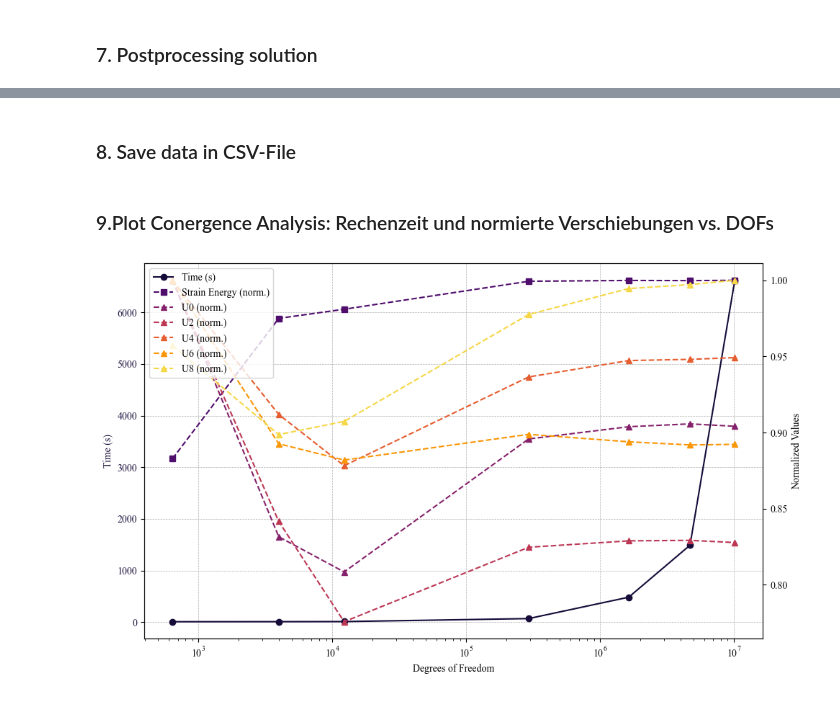
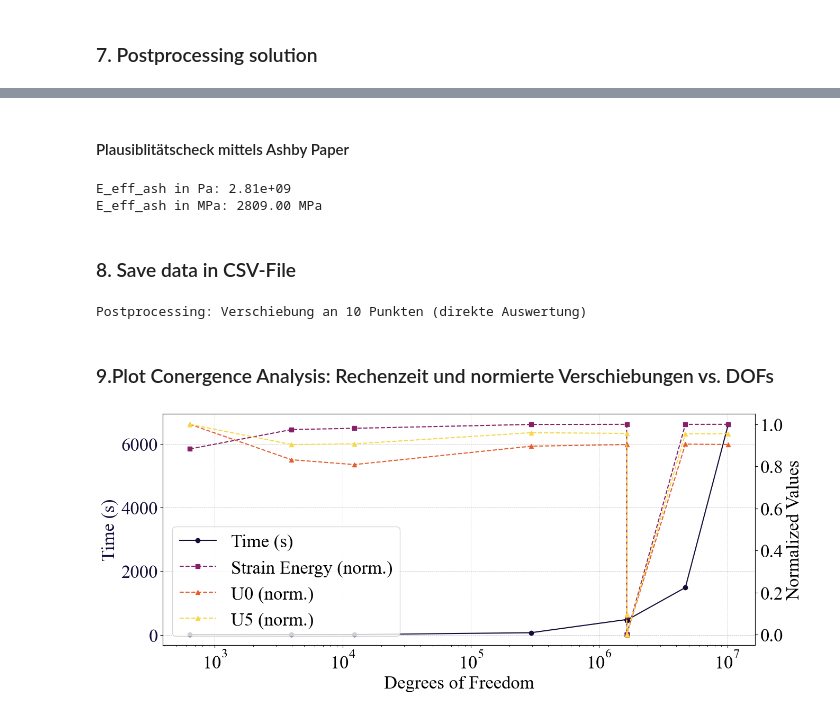
Before and after one commit to TimonPahl/FCM, a Jupyter notebook: fcm_notebook.ipynb, the cells around one changed output, grey strips where cells are left out. Cells and saved outputs as stored; diff of their text form; code cells hidden in the pictures.

```diff
--- a/fcm_notebook.ipynb
+++ b/fcm_notebook.ipynb
@@ -22,15 +22,25 @@ D = 3
 
 # Setup triangulation domain
 triangulation = mlhp.readStl("/Applications/Datein_Timon/Bildung/Uni_Rostock/Master_MaschBau/3_Semester/Studienarbeit/Code/FCM-StA/FCM/Wuerfel1.stl")
+
+##würfel faktor 10 zu groß
+scale = 1e-4  # kantenlänge von 0.006m
+# Umwandeln in NumPy-Array
+verts = np.array(triangulation.vertices)
+# Skalieren
+verts_scaled = verts * scale
+# Zurückschreiben in triangulation
+triangulation.vertices = verts_scaled
+
 kdtree = mlhp.buildKdTree(triangulation)
 domain = mlhp.implicitTriangulation(triangulation, kdtree)
 
 # Setup discretization
-youngsModulus = 1e11 # youngs modulus in N/m2
+youngsModulus = 1e10 # youngs modulus in Pa (=10GPa)
 poissonsRatio = 0.3
 
-polynomialDegree = 2
-nelements = [30]*D # original value was 50
+polynomialDegree = 1
+nelements = [100]*D # original value was 50
 alphaFCM = 1e-5
 penalty = 1e5 * youngsModulus
 
@@ -204,3 +266,12 @@ mlhp.writeMeshOutput(grid, surfmesh1, surfwriter1, [])
+# %% [markdown]
+#### Plausiblitätscheck mittels Ashby Paper
+# %%
+E_eff_ash=youngsModulus*(0.53)**2
+print(f"E_eff_ash in Pa: {E_eff_ash:.2e}")
+print(f"E_eff_ash in MPa: {E_eff_ash / 1e6:.2f} MPa")
+# %% [output]
+E_eff_ash in Pa: 2.81e+09
+E_eff_ash in MPa: 2809.00 MPa
 # %% [markdown]
 ### 8. Save data in CSV-File
 # %%
@@ -231,6 +302,8 @@ with open(output_path, "a") as f:
         _, x, y, z, u = row
         f.write(f",{x:.6f},{y:.6f},{z:.6f},{u:.6e}")
     f.write("\n")
+# %% [output]
+Postprocessing: Verschiebung an 10 Punkten (direkte Auswertung)
 # %% [markdown]
 ### 9.Plot Conergence Analysis: Rechenzeit und normierte Verschiebungen vs. DOFs
 # %%
@@ -239,8 +312,11 @@ import matplotlib.pyplot as plt
 import matplotlib as mpl
 import numpy as np
 
-# Schriftart auf Times New Roman setzen
+# Schriftart auf Times New Roman und Schriftgröße festlegen
 mpl.rcParams["font.family"] = "Times New Roman"
+fontsize=25
+mpl.rcParams["font.size"] = fontsize  # Grundschriftgröße
+
 
 # CSV-Datei einlesen
 csv_path = "/Applications/Datein_Timon/Bildung/Uni_Rostock/Master_MaschBau/3_Semester/Studienarbeit/Code/FCM-StA/outputsWuerfel1/convergence.csv"
@@ -250,53 +326,59 @@ df = pd.read_csv(csv_path)
 df_sorted = df.sort_values(by="DOFs")
 
 # Daten extrahieren
-dofs = df_sorted["DOFs"]
+dofs1 = df_sorted["DOFs"]
 time = df_sorted["TimeSeconds"]
 strain_energy = df_sorted["StrainEnergyDot"]
 strain_energy_norm = strain_energy / strain_energy.max()
 
 # U1, U2 normalisieren
-u_cols = [f"U{i}" for i in range(0, 10,2)]
+u_cols = [f"U{i}" for i in range(0, 10, 5)]
 u_data = df_sorted[u_cols]
 u_data_norm = u_data.divide(u_data.max())
 
 # Farben aus inferno-Colormap holen
 num_curves = 1 + 1 + len(u_cols)  # Time + Strain + U1,U2,...
 cmap = plt.get_cmap("inferno")
 colors = cmap(np.linspace(0.1, 0.9, num_curves))  # gleichmäßig verteilt
 
 # Plot erstellen
-fig, ax1 = plt.subplots(figsize=(10, 6))
+fig, ax1 = plt.subplots(figsize=(14, 6))
 ax2 = ax1.twinx()
 
 # Plot 1: Time (linke Y-Achse)
-ax1.plot(dofs, time, 'o-', label="Time (s)", color=colors[0], markersize=6)
-ax1.set_ylabel("Time (s)", color=colors[0])
-ax1.set_xlabel("Degrees of Freedom")
+ax1.plot(dofs1, time, 'o-', label="Time (s)", color=colors[0], markersize=6)
+ax1.set_ylabel("Time (s)", color=colors[0], fontsize=fontsize)
+ax1.set_xlabel("Degrees of Freedom", fontsize=fontsize)
 ax1.set_xscale('log')
+ax1.tick_params(axis='both', labelsize=fontsize)
 ax1.tick_params(axis='y', labelcolor=colors[0])
 ax1.grid(True, linestyle='--', linewidth=0.5)
 
 # Plot 2+: Strain Energy + U1, U2 (rechte Y-Achse)
-ax2.plot(dofs, strain_energy_norm, 's--', label="Strain Energy (norm.)", color=colors[1], markersize=6)
+ax2.plot(dofs1, strain_energy_norm, 's--', label="Strain Energy (norm.)", color=colors[1], markersize=6)
 
 for i, col in enumerate(u_cols):
-    ax2.plot(dofs, u_data_norm[col], '--^', label=f"{col} (norm.)", color=colors[i + 2], markersize=6)
+    ax2.plot(dofs1, u_data_norm[col], '--^', label=f"{col} (norm.)", color=colors[i + 2], markersize=6)
 
-ax2.set_ylabel("Normalized Values", color="black")
-ax2.tick_params(axis='y', labelcolor="black")
+ax2.set_ylabel("Normalized Values", color="black", fontsize=fontsize)
+ax2.tick_params(axis='y', labelcolor="black", labelsize=fontsize)
+ax2.tick_params(axis='x', labelsize=fontsize)
 
-# Legende kombinieren
+# Legende kombinieren – Schriftgröße anpassen
 lines1, labels1 = ax1.get_legend_handles_labels()
 lines2, labels2 = ax2.get_legend_handles_labels()
-ax2.legend(lines1 + lines2, labels1 + labels2, loc="upper left")
+legend = ax2.legend(lines1 + lines2, labels1 + labels2, loc="lower left", fontsize=fontsize)
 
 # Rahmen anzeigen
 for spine in ['top', 'right', 'bottom', 'left']:
     ax1.spines[spine].set_visible(True)
     ax2.spines[spine].set_visible(True)
 
 plt.tight_layout()
+
+# Vergiss nicht, outputDir vorher zu definieren!
+outputDir = "/Applications/Datein_Timon/Bildung/Uni_Rostock/Master_MaschBau/3_Semester/Studienarbeit/Code/FCM-StA/outputsWuerfel1"
+plt.savefig(outputDir + "/convergence.pdf")
 plt.show()
 # %% [output]
-[figure, old version]
+[figure, new version]
```
Also changed, not shown: parts of 9 cells of this notebook.
